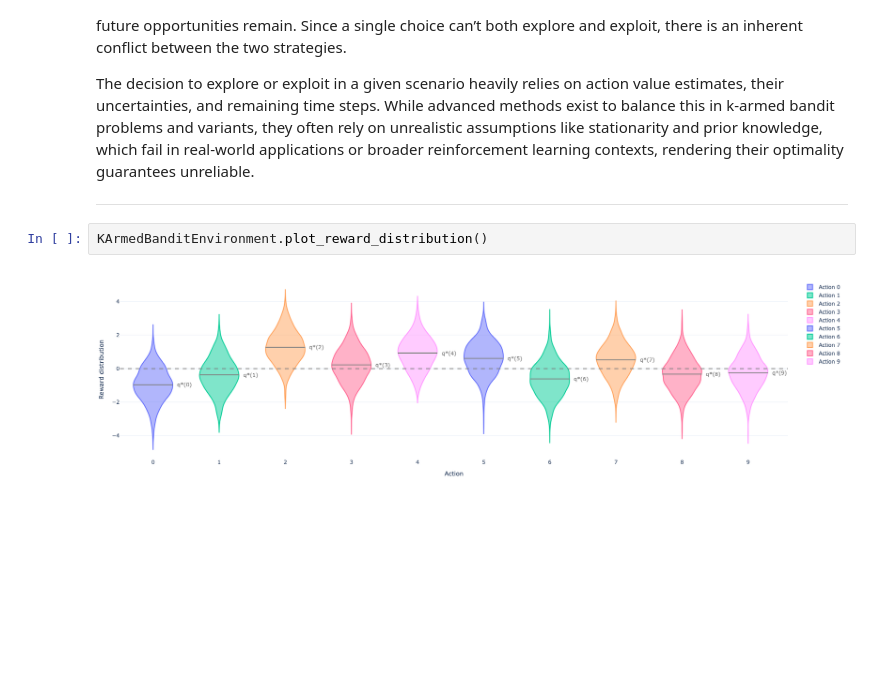
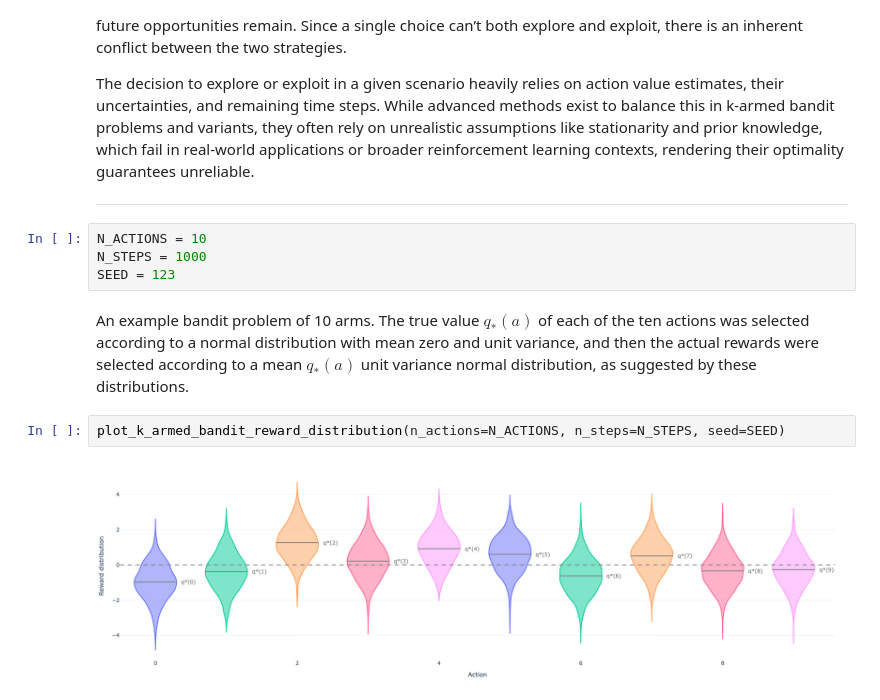
Before and after one commit to dksifoua/Reinforcement-Learning, a Jupyter notebook: notebooks/00 - Sequential Decision Making Under Uncertainty.ipynb, the cells around one changed output. Drawn from its saved outputs; the diff is of its cells as text; blank space fills up the shorter version.

```diff
--- a/notebooks/00 - Sequential Decision Making Under Uncertainty.ipynb
+++ b/notebooks/00 - Sequential Decision Making Under Uncertainty.ipynb
@@ -41,10 +48,16 @@ In the k-armed bandit setting, we do not know the action values with certainty (
 
 The decision to explore or exploit in a given scenario heavily relies on action value estimates, their uncertainties, and remaining time steps. While advanced methods exist to balance this in k-armed bandit problems and variants, they often rely on unrealistic assumptions like stationarity and prior knowledge, which fail in real-world applications or broader reinforcement learning contexts, rendering their optimality guarantees unreliable.
 ___
+# %%
+N_ACTIONS = 10
+N_STEPS = 1000
+SEED = 123
+# %% [markdown]
+An example bandit problem of 10 arms. The true value $q_*(a)$ of each of the ten actions was selected according to a normal distribution with mean zero and unit variance, and then the actual rewards were selected according to a mean $q_*(a)$ unit variance normal distribution, as suggested by these distributions.
 # %%
-KArmedBanditEnvironment.plot_reward_distribution()
+plot_k_armed_bandit_reward_distribution(n_actions=N_ACTIONS, n_steps=N_STEPS, seed=SEED)
 # %% [output]
-[figure, old version]
+[figure, new version]
 # %% [markdown]
 ## 2. Action-Value Methods
 
```
Also changed, not shown: parts of 6 cells of this notebook, 14 other files.
